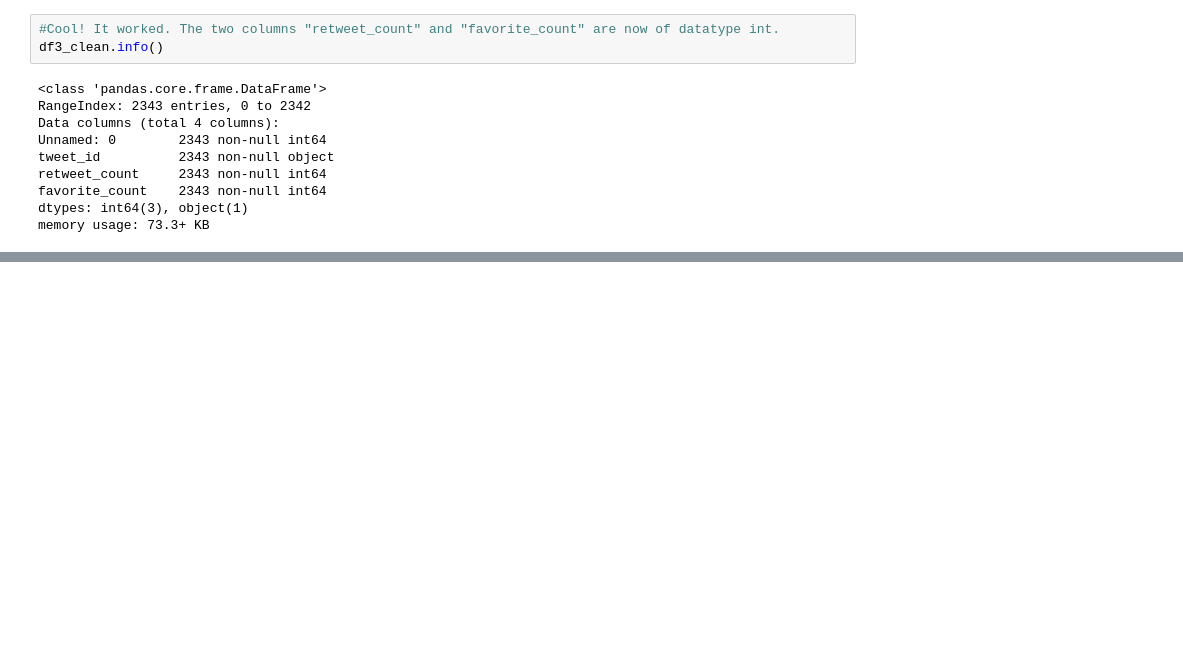
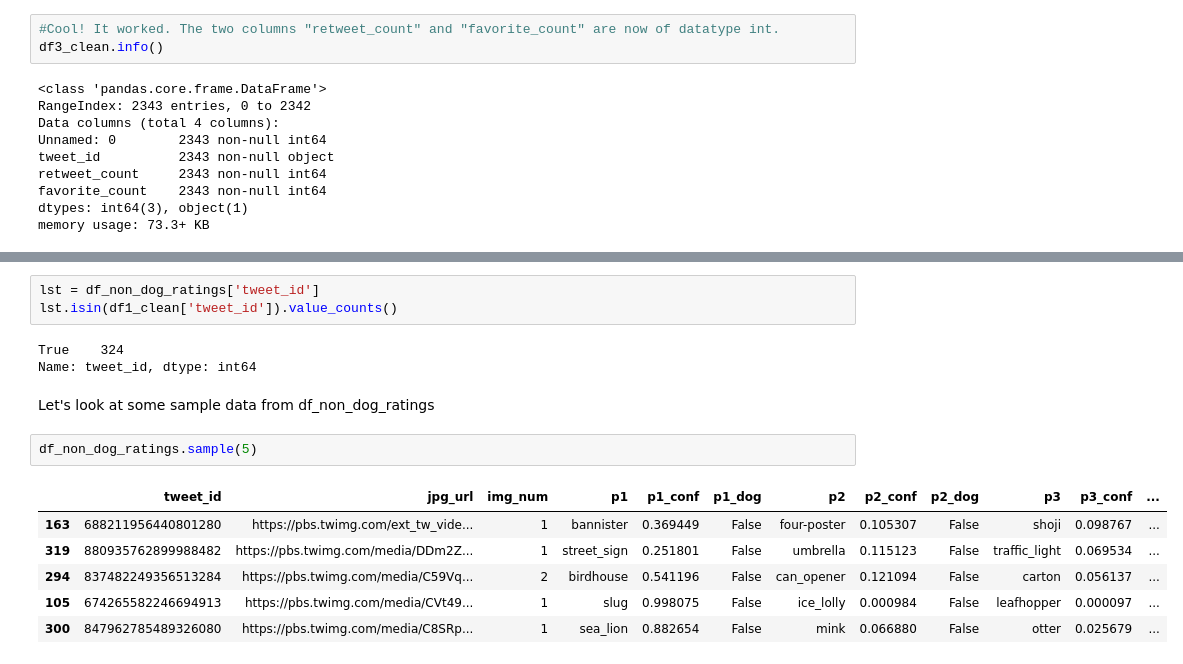
Before and after one commit to flegaspi/Data_Wrangling, a Jupyter notebook: github_pushin/wrangle_act.ipynb, the cells around one changed output, grey strips where cells are left out. Drawn from its saved outputs; the diff is of its cells as text; blank space fills up the shorter version.

```diff
--- a/github_pushin/wrangle_act.ipynb
+++ b/github_pushin/wrangle_act.ipynb
@@ -639,0 +715,17 @@ memory usage: 73.3+ KB
+# %%
+lst = df_non_dog_ratings['tweet_id']
+lst.isin(df1_clean['tweet_id']).value_counts()
+# %% [output]
+True    324
+Name: tweet_id, dtype: int64
+# %% [markdown]
+Let's look at some sample data from df_non_dog_ratings
+# %%
+df_non_dog_ratings.sample(5)
+# %% [output]
+|  | tweet_id | jpg_url | img_num | p1 | p1_conf | p1_dog | p2 | p2_conf | p2_dog | p3 | p3_conf | ... |
+| 163 | 688211956440801280 | https://pbs.twimg.com/ext_tw_vide... | 1 | bannister | 0.369449 | False | four-poster | 0.105307 | False | shoji | 0.098767 | ... |
+| 319 | 880935762899988482 | https://pbs.twimg.com/media/DDm2Z... | 1 | street_sign | 0.251801 | False | umbrella | 0.115123 | False | traffic_light | 0.069534 | ... |
+| 294 | 837482249356513284 | https://pbs.twimg.com/media/C59Vq... | 2 | birdhouse | 0.541196 | False | can_opener | 0.121094 | False | carton | 0.056137 | ... |
+| 105 | 674265582246694913 | https://pbs.twimg.com/media/CVt49... | 1 | slug | 0.998075 | False | ice_lolly | 0.000984 | False | leafhopper | 0.000097 | ... |
+| 300 | 847962785489326080 | https://pbs.twimg.com/media/C8SRp... | 1 | sea_lion | 0.882654 | False | mink | 0.066880 | False | otter | 0.025679 | ... |
```
Also changed, not shown: parts of 29 cells of this notebook.
